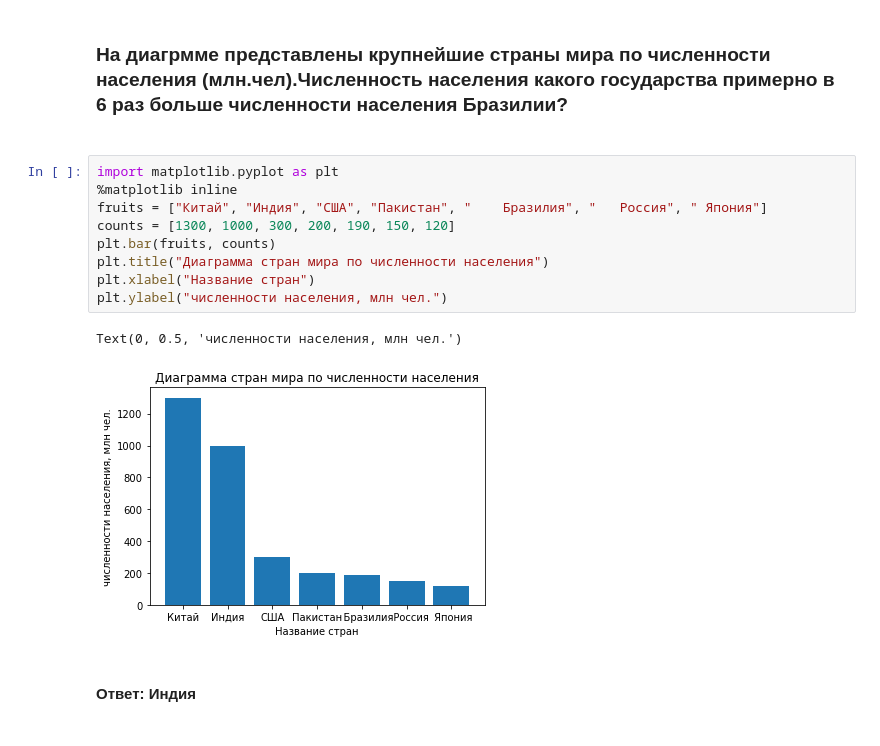
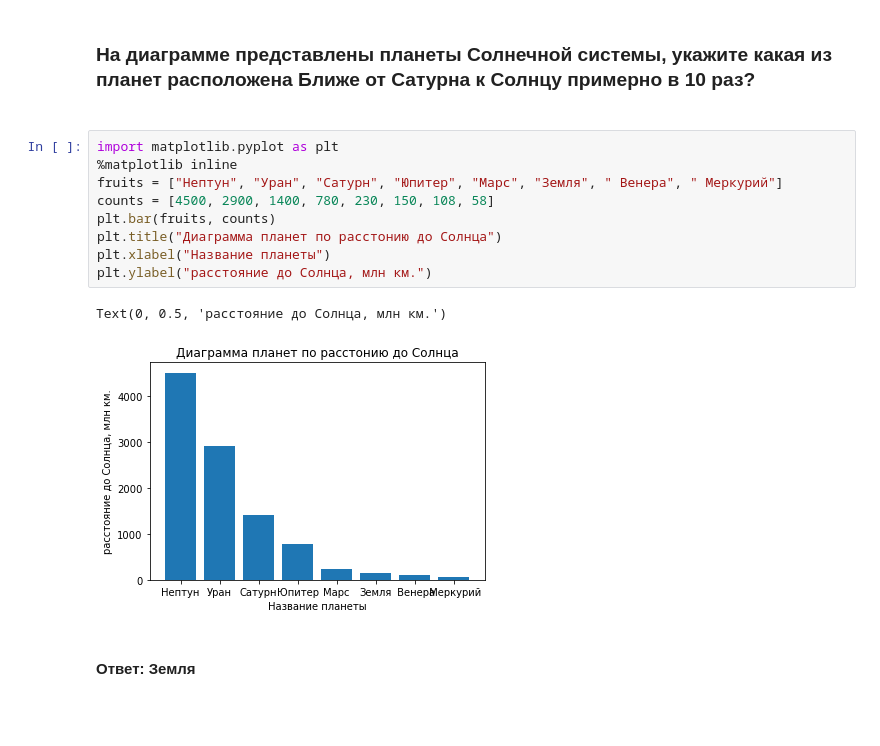
Before and after one commit to StupidPotc/laba5, a Jupyter notebook: inv2.ipynb, the cells around one changed output. Drawn from its saved outputs; the diff is of its cells as text.

```diff
--- a/inv2.ipynb
+++ b/inv2.ipynb
@@ -1,16 +1,16 @@
-# %% [markdown]
-<h3>На диагрмме представлены крупнейшие страны мира по численности населения (млн.чел).Численность населения какого государства примерно в 6 раз больше численности населения Бразилии?<h3>
+# %% [markdown]
+<h3>На диаграмме представлены планеты Солнечной системы, укажите какая из планет расположена Ближе от Сатурна к Солнцу примерно в 10 раз?  <h3>
 # %%
 import matplotlib.pyplot as plt
 %matplotlib inline
-fruits = ["Китай", "Индия", "США", "Пакистан", "    Бразилия", "   Россия", " Япония"]
-counts = [1300, 1000, 300, 200, 190, 150, 120]
+fruits = ["Нептун", "Уран", "Сатурн", "Юпитер", "Марс", "Земля", " Венера", " Меркурий"]
+counts = [4500, 2900, 1400, 780, 230, 150, 108, 58]
 plt.bar(fruits, counts)
-plt.title("Диаграмма стран мира по численности населения")
-plt.xlabel("Название стран")
-plt.ylabel("численности населения, млн чел.")
+plt.title("Диаграмма планет по расстонию до Солнца")
+plt.xlabel("Название планеты")
+plt.ylabel("расстояние до Солнца, млн км.")
 # %% [output]
-Text(0, 0.5, 'численности населения, млн чел.')
+Text(0, 0.5, 'расстояние до Солнца, млн км.')
-[figure, old version]
+[figure, new version]
 # %% [markdown]
-<h4>Ответ: Индия<h4>
+<h4>Ответ: Земля<h4>
```
Also changed, not shown: 3 other files.
